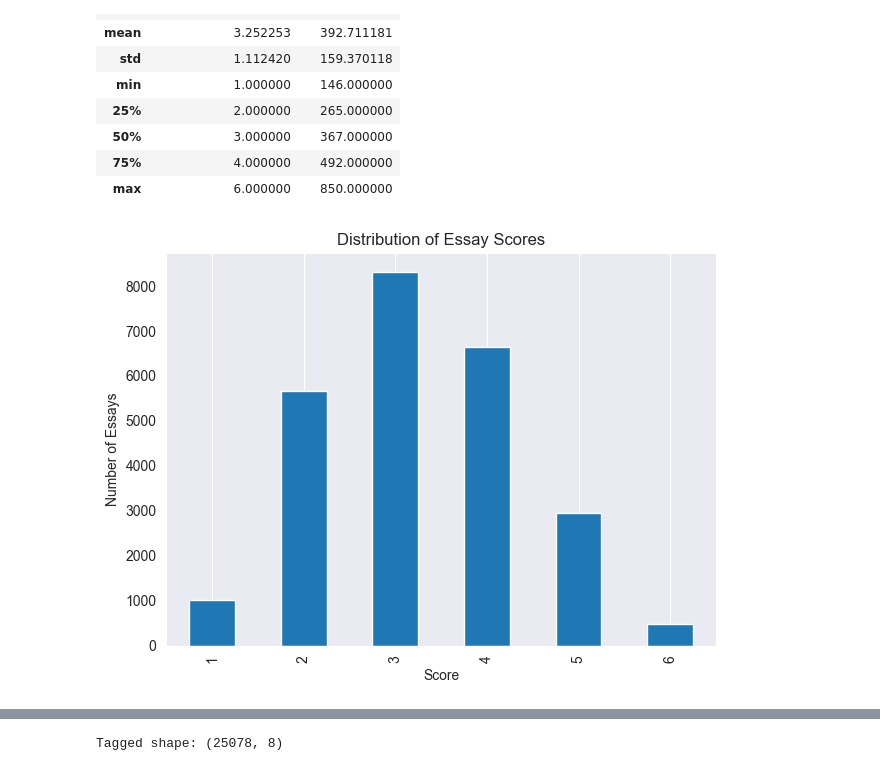
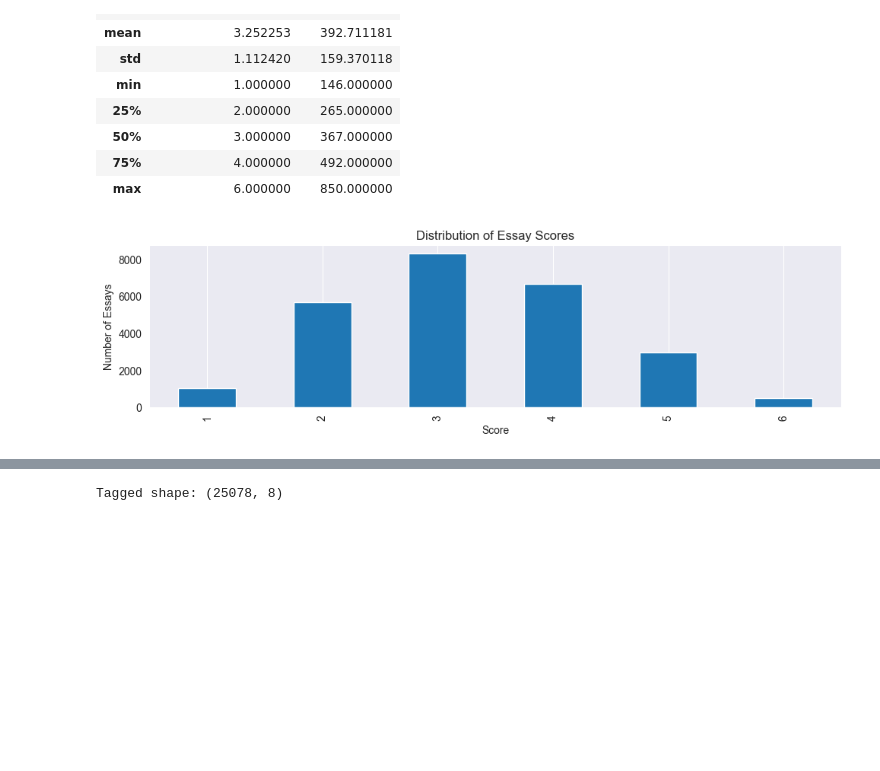
Before and after one commit to AlejandroIbarraC/StyleOverSubstance, a Jupyter notebook: data-analysis-persuade.ipynb, the cells around one changed output, grey strips where cells are left out. Saved outputs shown, nothing was run; the diff lists cells and outputs as text; code cells hidden in the pictures; blank space fills up the shorter version.

```diff
--- a/data-analysis-persuade.ipynb
+++ b/data-analysis-persuade.ipynb
@@ -58,14 +64,15 @@ df[["holistic_essay_score", "word_count"]].describe()
 # %%
 import matplotlib.pyplot as plt
 
-df["holistic_essay_score"].value_counts().sort_index().plot(kind='bar')
+df["holistic_essay_score"].value_counts().sort_index().plot(kind='bar', figsize=(10, 3))
 plt.title("Distribution of Essay Scores")
 plt.xlabel("Score")
 plt.ylabel("Number of Essays")
 plt.grid(axis="y")
 plt.tight_layout()
+plt.savefig("plots/persuade_score_dist.pdf", format="pdf", bbox_inches="tight")
 # %% [output]
-[figure, old version]
+[figure, new version]
 # %%
 import seaborn as sns
 
```
Also changed, not shown: parts of 33 cells of this notebook, 32 other files.
